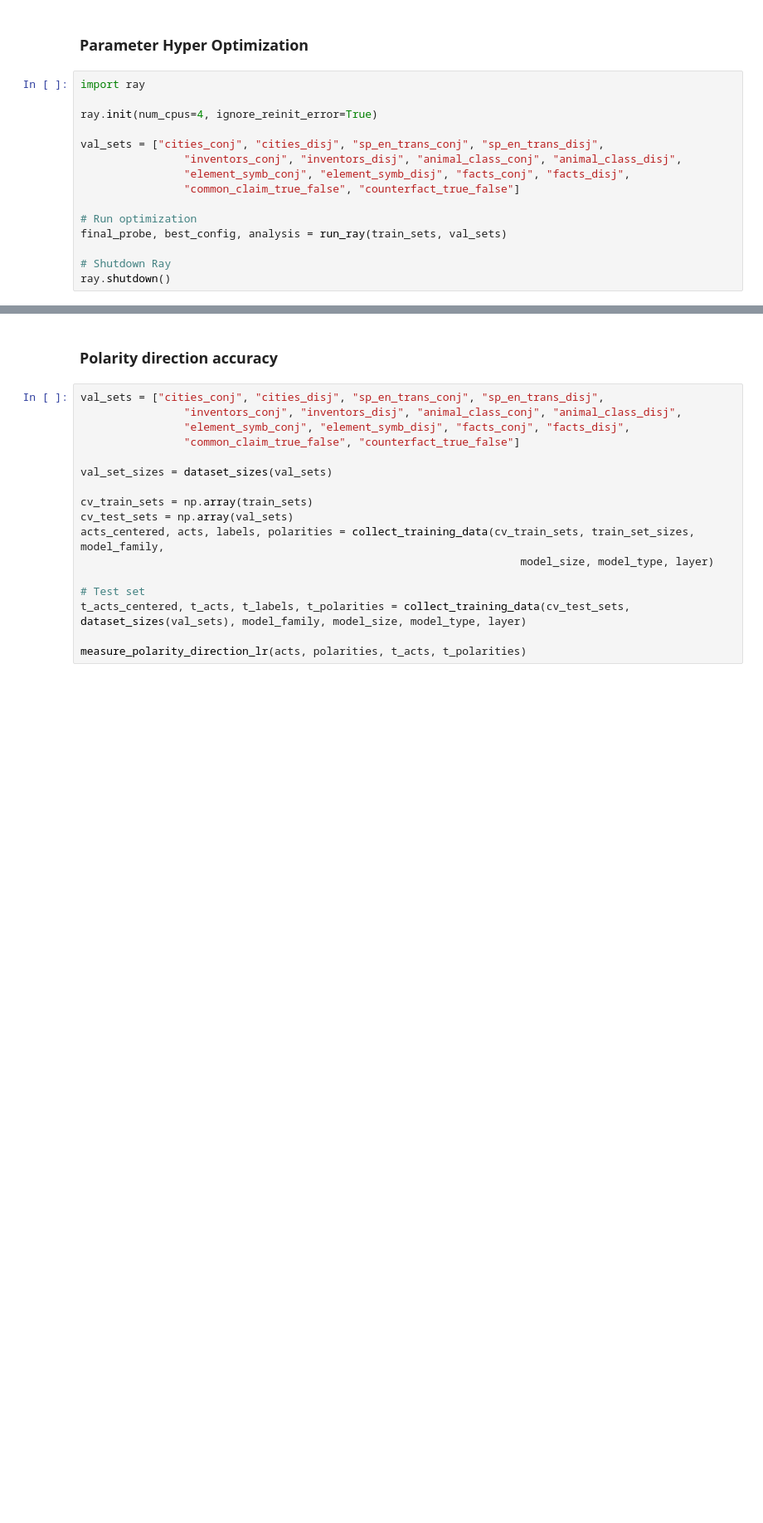
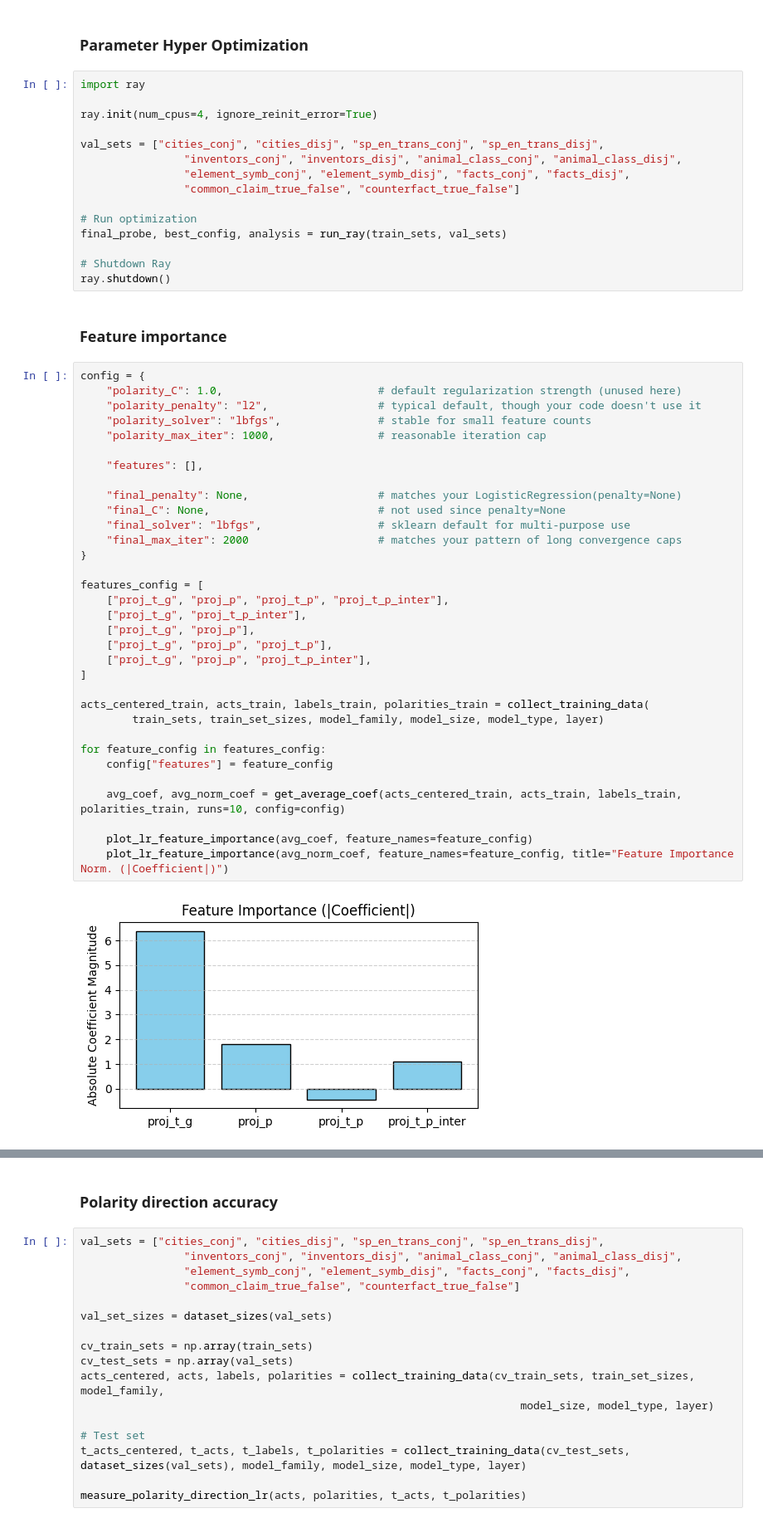
Before and after one commit to flohop/Truth_is_Universal, a Jupyter notebook: lie_detection.ipynb, the cells around one changed output, grey strips where cells are left out. Shown at 83% size. Cells and saved outputs as stored; diff of their text form; blank space fills up the shorter version.

Commit message:
added feature importance

```diff
--- a/lie_detection.ipynb
+++ b/lie_detection.ipynb
@@ -47,3 +47,40 @@ final_probe, best_config, analysis = run_ray(train_sets, val_sets)
 
 # Shutdown Ray
 ray.shutdown()
+# %% [markdown]
+### Feature importance
+# %%
+config = {
+    "polarity_C": 1.0,                        # default regularization strength (unused here)
+    "polarity_penalty": "l2",                 # typical default, though your code doesn't use it
+    "polarity_solver": "lbfgs",               # stable for small feature counts
+    "polarity_max_iter": 1000,                # reasonable iteration cap
+
+    "features": [],
+
+    "final_penalty": None,                    # matches your LogisticRegression(penalty=None)
+    "final_C": None,                          # not used since penalty=None
+    "final_solver": "lbfgs",                  # sklearn default for multi-purpose use
+    "final_max_iter": 2000                    # matches your pattern of long convergence caps
+}
+
+features_config = [
+    ["proj_t_g", "proj_p", "proj_t_p", "proj_t_p_inter"],
+    ["proj_t_g", "proj_t_p_inter"],
+    ["proj_t_g", "proj_p"],
+    ["proj_t_g", "proj_p", "proj_t_p"],
+    ["proj_t_g", "proj_p", "proj_t_p_inter"],
+]
+
+acts_centered_train, acts_train, labels_train, polarities_train = collect_training_data(
+        train_sets, train_set_sizes, model_family, model_size, model_type, layer)
+
+for feature_config in features_config:
+    config["features"] = feature_config
+
+    avg_coef, avg_norm_coef = get_average_coef(acts_centered_train, acts_train, labels_train, polarities_train, runs=10, config=config)
+
+    plot_lr_feature_importance(avg_coef, feature_names=feature_config)
+    plot_lr_feature_importance(avg_norm_coef, feature_names=feature_config, title="Feature Importance Norm. (|Coefficient|)")
+# %% [output]
+[figure, added]
```
Also changed, not shown: parts of 5 cells of this notebook, 2 other files.
